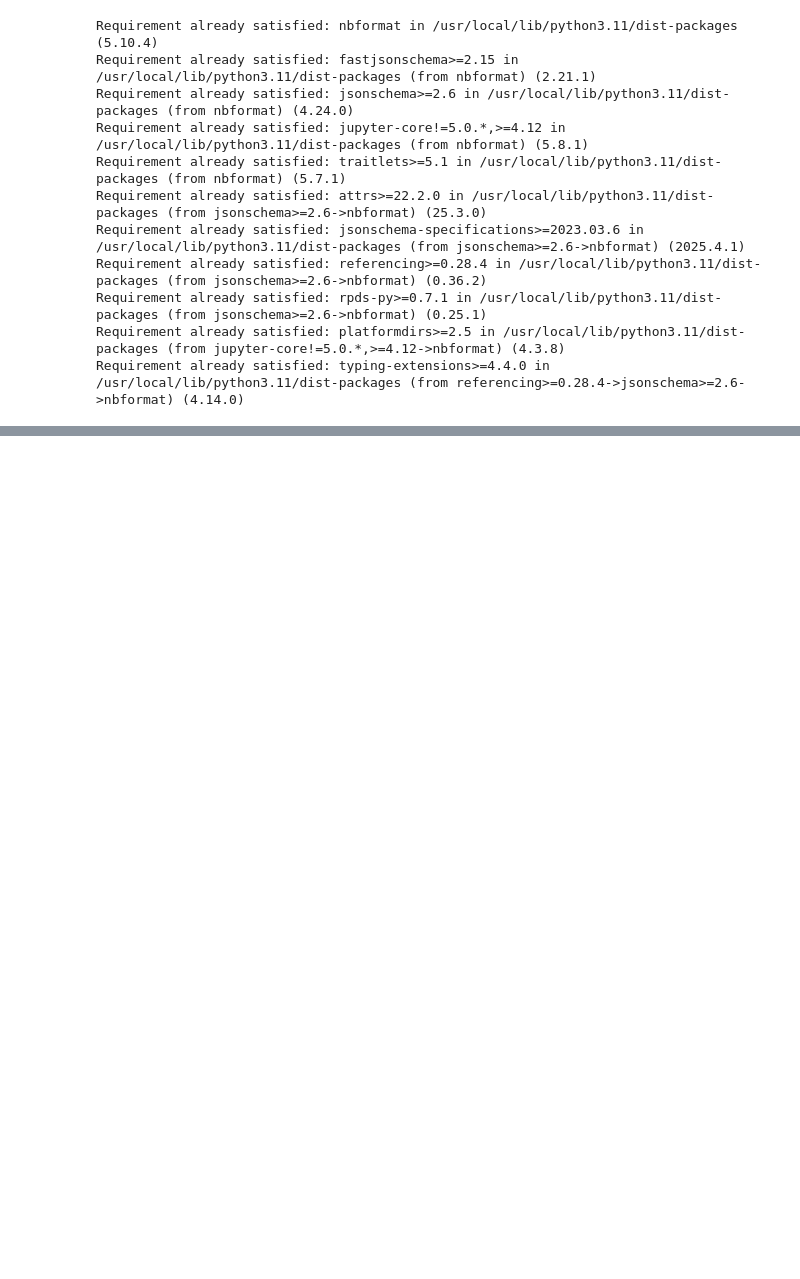
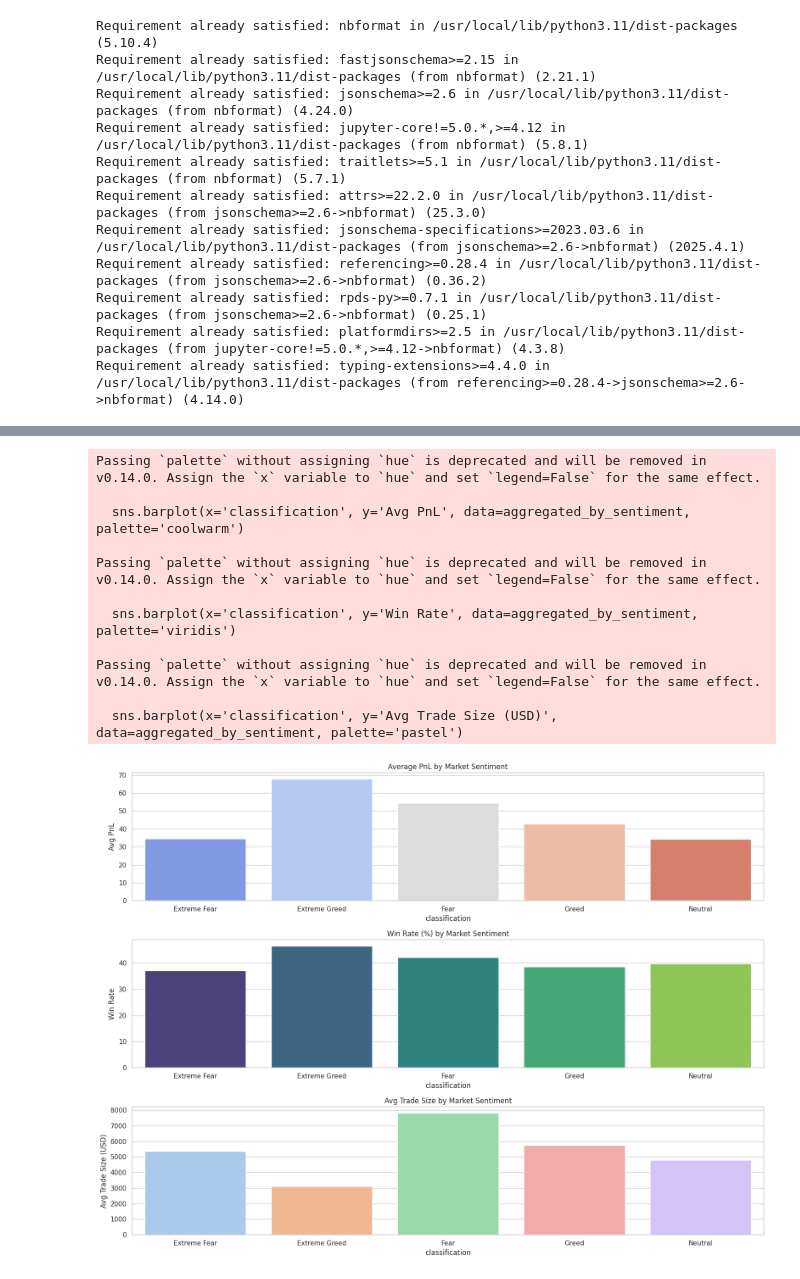
Before and after one commit to Smit250904/Analysis, a Jupyter notebook: Trader_Sentiment_Analysis.ipynb, the cells around one changed output, grey strips where cells are left out. Drawn from its saved outputs; the diff is of its cells as text; code cells hidden in the pictures; blank space fills up the shorter version.

```diff
--- a/Trader_Sentiment_Analysis.ipynb
+++ b/Trader_Sentiment_Analysis.ipynb
@@ -39,0 +74,21 @@ Requirement already satisfied: typing-extensions>=4.4.0 in /usr/local/lib/python
+# %%
+# Add profitable flag
+merged_df['Profitable'] = merged_df['Closed PnL'] > 0
+
+# Aggregate performance metrics by sentiment
+aggregated_by_sentiment = merged_df.groupby('classification').agg({
+    'Closed PnL': 'mean',
+    'Profitable': 'mean',
+    'Size USD': 'mean',
+    'Execution Price': 'mean'
+}).rename(columns={
+    'Closed PnL': 'Avg PnL',
+    'Profitable': 'Win Rate',
+    'Size USD': 'Avg Trade Size (USD)',
+    'Execution Price': 'Avg Execution Price'
+}).reset_index()
+
+# Format win rate as %
+aggregated_by_sentiment['Win Rate'] = (aggregated_by_sentiment['Win Rate'] * 100).round(2)
+
+aggregated_by_sentiment
@@ -39,0 +102,37 @@ Requirement already satisfied: typing-extensions>=4.4.0 in /usr/local/lib/python
+# %%
+import matplotlib.pyplot as plt
+import seaborn as sns
+
+sns.set(style="whitegrid")
+plt.figure(figsize=(16, 12))
+
+# Chart 1
+plt.subplot(3, 1, 1)
+sns.barplot(x='classification', y='Avg PnL', data=aggregated_by_sentiment, palette='coolwarm')
+plt.title('Average PnL by Market Sentiment')
+
+# Chart 2
+plt.subplot(3, 1, 2)
+sns.barplot(x='classification', y='Win Rate', data=aggregated_by_sentiment, palette='viridis')
+plt.title('Win Rate (%) by Market Sentiment')
+
+# Chart 3
+plt.subplot(3, 1, 3)
+sns.barplot(x='classification', y='Avg Trade Size (USD)', data=aggregated_by_sentiment, palette='pastel')
+plt.title('Avg Trade Size by Market Sentiment')
+
+plt.tight_layout()
+plt.show()
+# %% [output]
+Passing `palette` without assigning `hue` is deprecated and will be removed in v0.14.0. Assign the `x` variable to `hue` and set `legend=False` for the same effect.
+
+  sns.barplot(x='classification', y='Avg PnL', data=aggregated_by_sentiment, palette='coolwarm')
+
+Passing `palette` without assigning `hue` is deprecated and will be removed in v0.14.0. Assign the `x` variable to `hue` and set `legend=False` for the same effect.
+
+  sns.barplot(x='classification', y='Win Rate', data=aggregated_by_sentiment, palette='viridis')
+
+Passing `palette` without assigning `hue` is deprecated and will be removed in v0.14.0. Assign the `x` variable to `hue` and set `legend=False` for the same effect.
+
+  sns.barplot(x='classification', y='Avg Trade Size (USD)', data=aggregated_by_sentiment, palette='pastel')
+[figure, added]
```
Also changed, not shown: parts of 4 cells of this notebook.
